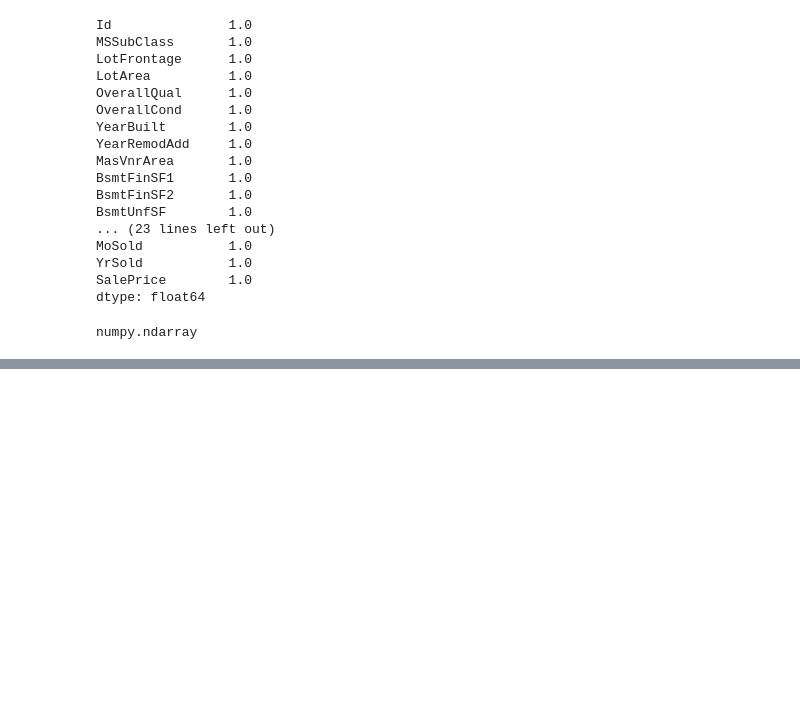
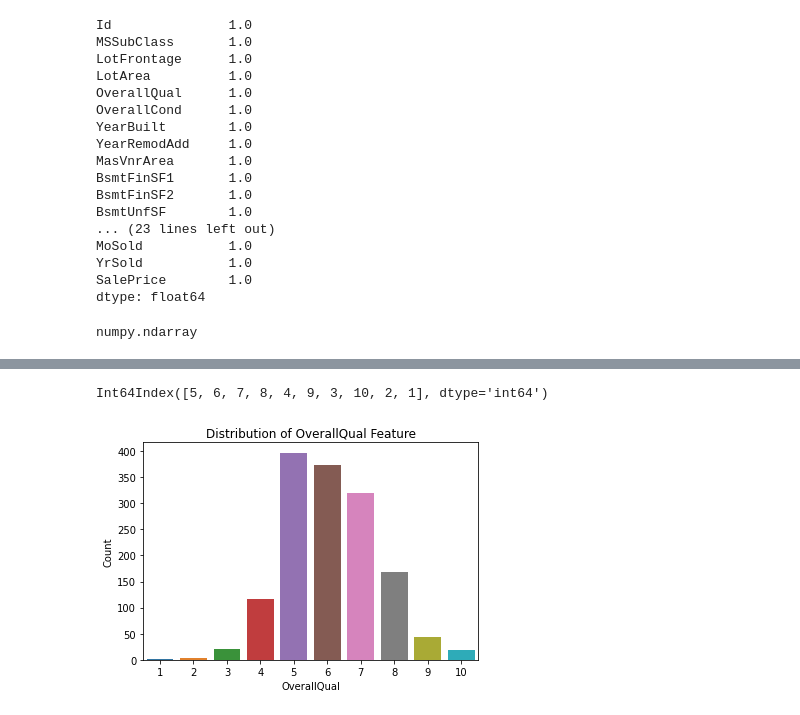
Before and after one commit to princeyyadav/CB-LV-PY-Oct21, a Jupyter notebook: DS/19 EDA/19 EDA.ipynb, the cells around one changed output, grey strips where cells are left out. Saved outputs shown, nothing was run; the diff lists cells and outputs as text; code cells hidden in the pictures; blank space fills up the shorter version.

```diff
--- a/DS/19 EDA/19 EDA.ipynb
+++ b/DS/19 EDA/19 EDA.ipynb
@@ -281,0 +388,3 @@ numpy.ndarray
+# %%
+temp = data['OverallQual'].value_counts()
+temp
@@ -281,0 +403,12 @@ numpy.ndarray
+# %%
+temp.index
+# %% [output]
+Int64Index([5, 6, 7, 8, 4, 9, 3, 10, 2, 1], dtype='int64')
+# %%
+sns.barplot(x=temp.index, y=temp)
+plt.xlabel("OverallQual")
+plt.ylabel("Count")
+plt.title("Distribution of OverallQual Feature")
+plt.show()
+# %% [output]
+[figure, added]
```
Also changed, not shown: parts of 59 cells of this notebook.
